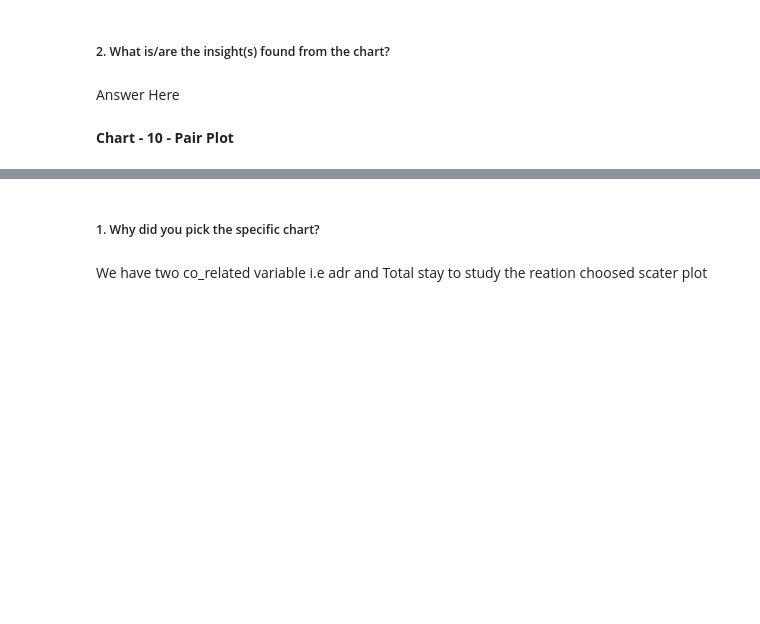
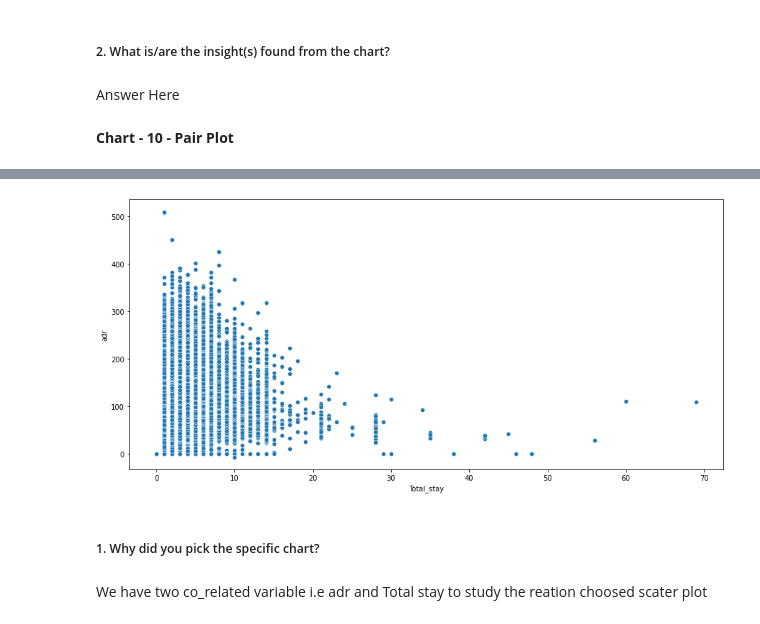
Before and after one commit to Udaya12692/Capstone-priject-Hotel-booking-, a Jupyter notebook: EDA_Hotel_Booking_Analysis_Final.ipynb, the cells around one changed output, grey strips where cells are left out. Saved outputs shown, nothing was run; the diff lists cells and outputs as text; code cells hidden in the pictures; blank space fills up the shorter version.

```diff
--- a/EDA_Hotel_Booking_Analysis_Final.ipynb
+++ b/EDA_Hotel_Booking_Analysis_Final.ipynb
@@ -520,9 +532,11 @@ plt.show()
 # %%
 # We will drop the value which is exceeding ADR 5000 & plot the scatterplot to remove outliers
 df.drop(df[df['adr'] > 5000].index, inplace = True)
 plt.figure(figsize = (15,7))
-sns.scatterplot(y = 'adr', x = 'Total_stay', data = df)
+sns.scatterplot(y = 'adr', x = 'Total_stay', data = not_canceled_df)
 plt.show()
+# %% [output]
+[figure, added]
 # %% [markdown]
 ##### 1. Why did you pick the specific chart?
 # %% [markdown]
```
Also changed, not shown: parts of 11 cells of this notebook.
